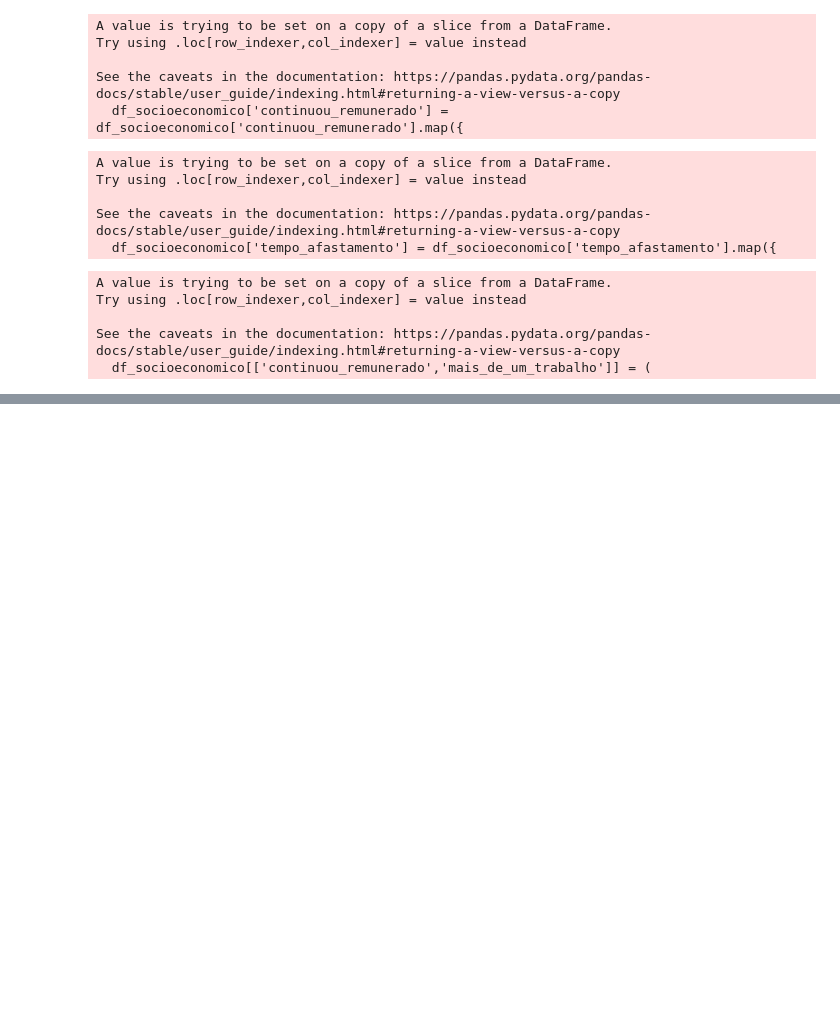
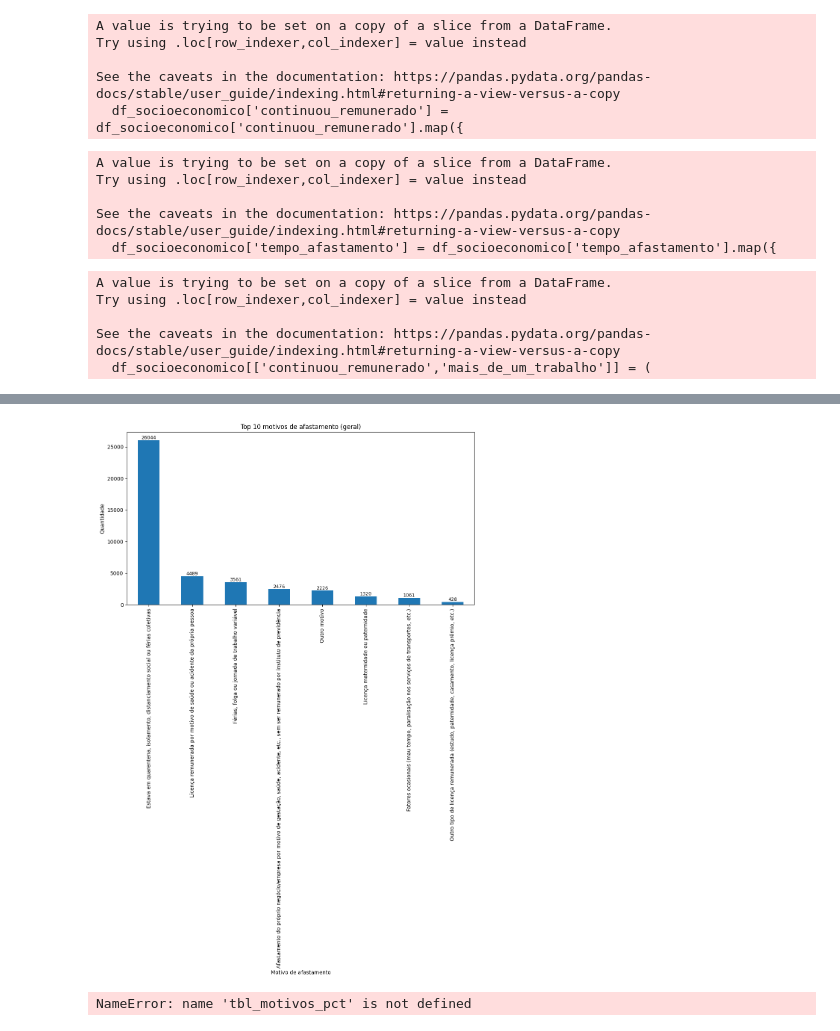
Before and after one commit to jaqueantunes/covid_pos, a Jupyter notebook: pos_T3.ipynb, the cells around one changed output, grey strips where cells are left out. Cells and saved outputs as stored; diff of their text form; code cells hidden in the pictures; blank space fills up the shorter version.

Commit message:
Dados socioeconomicos atualizados

```diff
--- a/pos_T3.ipynb
+++ b/pos_T3.ipynb
@@ -916,6 +916,7 @@ df3 = df.rename(columns={
     "C007F": "suspensao_trabalho",
     "C008": "horas_trabalhadas",
     "C01011": "faixa_salarial",
+    "C01012": "salario",
     "C0104": "nao_remunerado",
     "C012": "local_de_trabalho",
     "C013": "teletrabalho",
@@ -951,7 +952,7 @@ df3 = df.rename(columns={
     "F002A5": "itens_basicos_agua_sanitaria"
 })
 # %%
-df_socioeconomico = df3[['situacao_dom','area', 'idade','sexo', 'cor_ou_raca', 'escolaridade', 'afastamento_trabalho','motivo_afastamento','continuou_remunerado','tempo_afastamento','mais_de_um_trabalho','tipo_trabalho','area_trabalho','modalidade_trabalho','funcao','atividade_empresa', 'faixa_salarial','nao_remunerado','local_de_trabalho','teletrabalho','inss','procura_trabalho','motivo_nao_procura', 'rendimento_aposentadoria', 'valor_recebido_aposentadoria', 'valor_recebido_aposentadoria', 'bolsa_familia', 'valor_recebido_pbf','recebimento_bpc_loas','valor_recebido_bpc_loas', 'recebeu_auxilio_emergencial','valor_auxilio_emergencial','seguro_desemprego','valor_seguro_desemprego', 'outros_rendimentos','valor_outros_rendimentos','solicitou_emprestimo','emprestimo_banco', 'emprestimo_familiar','emprestimo_empregador','emprestimo_outras_pessoas','domicilio','valor_do_aluguel','faixa_valor_aluguel']]
+df_socioeconomico = df3[['situacao_dom','area', 'idade','sexo', 'cor_ou_raca', 'escolaridade', 'afastamento_trabalho','motivo_afastamento','continuou_remunerado','tempo_afastamento','mais_de_um_trabalho','tipo_trabalho','area_trabalho','modalidade_trabalho','funcao','atividade_empresa', 'faixa_salarial','salario','nao_remunerado','local_de_trabalho','teletrabalho','inss','procura_trabalho','motivo_nao_procura', 'rendimento_aposentadoria', 'valor_recebido_aposentadoria', 'valor_recebido_aposentadoria','pensao_alimenticia', 'valor_pensao','bolsa_familia', 'valor_recebido_pbf','recebimento_bpc_loas','valor_recebido_bpc_loas', 'recebeu_auxilio_emergencial','valor_auxilio_emergencial','seguro_desemprego','valor_seguro_desemprego', 'outros_rendimentos','valor_outros_rendimentos','solicitou_emprestimo','emprestimo_banco', 'emprestimo_familiar','emprestimo_empregador','emprestimo_outras_pessoas','domicilio','valor_do_aluguel','faixa_valor_aluguel']]
 
 df_socioeconomico.head()
 # %% [output]
@@ -1226,0 +1113,6 @@ IndexError: index 0 is out of bounds for axis 0 with size 0
+# %%
+# 1) Filtrar somente quem teve afastamento
+df_afast = df_socioeconomico.loc[df_socioeconomico['afastamento_trabalho'] == 'sim'].copy()
+
+# (Opcional) Garantir que as descrições já estejam mapeadas (caso ainda estejam em códigos)
+# Ex.: df_afast['cor_ou_raca'] = df_afast['cor_ou_raca'].map({1:'branca',2:'preta',3:'amarela',4:'parda',5:'indígena'}).fillna('ignorado')
@@ -1226,0 +1133,48 @@ IndexError: index 0 is out of bounds for axis 0 with size 0
+# %%
+# 3.1) Gráfico 1: Top N motivos (geral)
+top_counts = (
+    df_afast['motivo_afastamento']
+    .astype(str).str.strip()
+    .value_counts()
+    .head(TOP_N)
+)
+
+ax = top_counts.plot(kind='bar', figsize=(12,6))
+ax.set_title(f"Top {TOP_N} motivos de afastamento (geral)")
+ax.set_xlabel("Motivo de afastamento")
+ax.set_ylabel("Quantidade")
+
+# Rótulos de dados
+for container in ax.containers:
+    ax.bar_label(container, label_type='edge', fontsize=9)
+
+plt.tight_layout()
+plt.show()
+# %% [output]
+[figure, added]
+# %%
+# 3.2) Gráfico 2: Distribuição (%) dos TOP motivos por grupo (Cor/Raça | Sexo), empilhado (100%)
+ax = tbl_motivos_pct.plot(kind='bar', stacked=True, figsize=(14,7))
+ax.set_title(f"Distribuição (%) dos Top {TOP_N} motivos por Cor/Raça | Sexo")
+ax.set_xlabel("Grupo (Cor/Raça | Sexo)")
+ax.set_ylabel("Percentual (%)")
+
+# Legenda embaixo, horizontal
+ax.legend(
+    title="Motivo de afastamento",
+    bbox_to_anchor=(0.5, -0.25),  # centralizado abaixo
+    loc='upper center',
+    ncol=3,                       # número de colunas na legenda (ajuste conforme necessário)
+    fontsize=8,
+    title_fontsize=9
+)
+
+# Rótulos dentro das barras
+for container in ax.containers:
+    ax.bar_label(container, label_type='center', fmt="%.1f%%", fontsize=7, color="white")
+
+plt.tight_layout()
+plt.show()
+plt.show()
+# %% [output]
+NameError: name 'tbl_motivos_pct' is not defined
```
Also changed, not shown: parts of 19 cells of this notebook.
